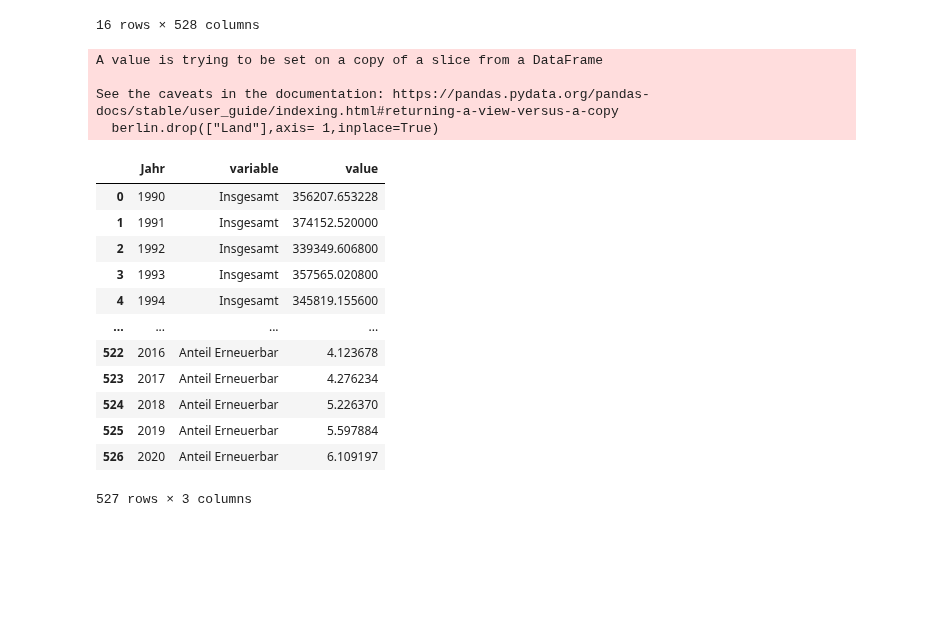
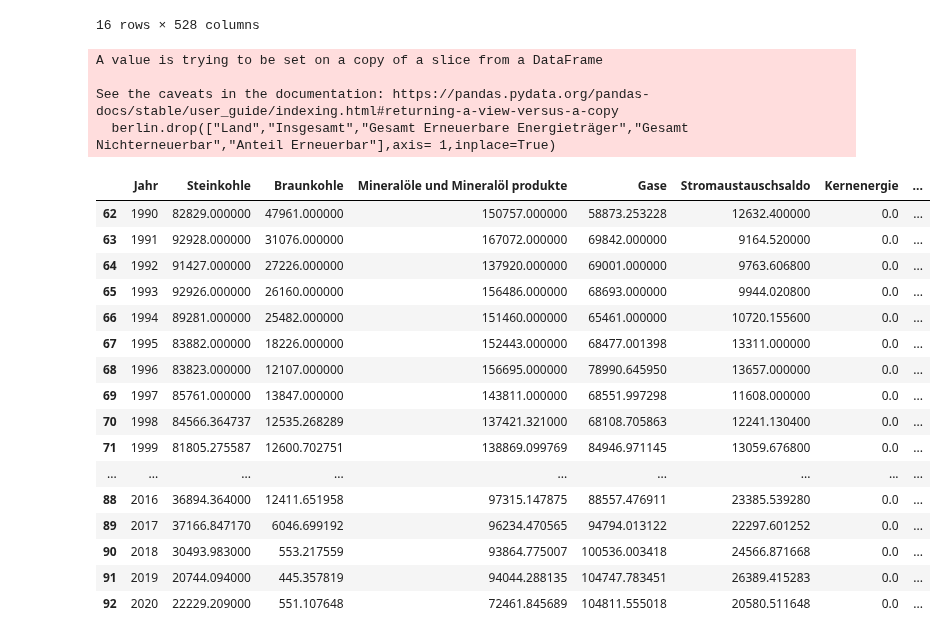
Before and after one commit to uclab-potsdam/klimataz, a Jupyter notebook: energy/final_data_energy_bundesland_primaryenergy.ipynb, the cells around one changed output. Cells and saved outputs as stored; diff of their text form; code cells hidden in the pictures; blank space fills up the shorter version.

```diff
--- a/energy/final_data_energy_bundesland_primaryenergy.ipynb
+++ b/energy/final_data_energy_bundesland_primaryenergy.ipynb
@@ -218,28 +218,32 @@ final_df.to_csv("data/final_data_bundesland_energy_primaryconsumption.csv")
 # %%
 ### DATASNIPPET FOR TESTING
 
 berlin = merged_df[merged_df.Land == "Berlin"]
-berlin.drop(["Land"],axis= 1,inplace=True)
+berlin.drop(["Land","Insgesamt","Gesamt Erneuerbare Energieträger","Gesamt Nichterneuerbar","Anteil Erneuerbar"],axis= 1,inplace=True)
 
 melt = pd.melt(berlin,id_vars=["Jahr"])
 melt.to_csv("data/snippet/energy_primaryconsumption_berlin.csv")
 berlin.to_csv("data/snippet/energy_primaryconsumption2_berlin.csv")
-melt
+berlin
 # %% [output]
 A value is trying to be set on a copy of a slice from a DataFrame
 
 See the caveats in the documentation: https://pandas.pydata.org/pandas-docs/stable/user_guide/indexing.html#returning-a-view-versus-a-copy
-  berlin.drop(["Land"],axis= 1,inplace=True)
+  berlin.drop(["Land","Insgesamt","Gesamt Erneuerbare Energieträger","Gesamt Nichterneuerbar","Anteil Erneuerbar"],axis= 1,inplace=True)
-|  | Jahr | variable | value |
-| 0 | 1990 | Insgesamt | 356207.653228 |
-| 1 | 1991 | Insgesamt | 374152.520000 |
-| 2 | 1992 | Insgesamt | 339349.606800 |
-| 3 | 1993 | Insgesamt | 357565.020800 |
-| 4 | 1994 | Insgesamt | 345819.155600 |
-| ... | ... | ... | ... |
-| 522 | 2016 | Anteil Erneuerbar | 4.123678 |
-| 523 | 2017 | Anteil Erneuerbar | 4.276234 |
-| 524 | 2018 | Anteil Erneuerbar | 5.226370 |
-| 525 | 2019 | Anteil Erneuerbar | 5.597884 |
-| 526 | 2020 | Anteil Erneuerbar | 6.109197 |
+|  | Jahr | Steinkohle | Braunkohle | Mineralöle und Mineralöl produkte | Gase | Stromaustauschsaldo | Kernenergie | ... |
+| 62 | 1990 | 82829.000000 | 47961.000000 | 150757.000000 | 58873.253228 | 12632.400000 | 0.0 | ... |
+| 63 | 1991 | 92928.000000 | 31076.000000 | 167072.000000 | 69842.000000 | 9164.520000 | 0.0 | ... |
+| 64 | 1992 | 91427.000000 | 27226.000000 | 137920.000000 | 69001.000000 | 9763.606800 | 0.0 | ... |
+| 65 | 1993 | 92926.000000 | 26160.000000 | 156486.000000 | 68693.000000 | 9944.020800 | 0.0 | ... |
+| 66 | 1994 | 89281.000000 | 25482.000000 | 151460.000000 | 65461.000000 | 10720.155600 | 0.0 | ... |
+| 67 | 1995 | 83882.000000 | 18226.000000 | 152443.000000 | 68477.001398 | 13311.000000 | 0.0 | ... |
+| 68 | 1996 | 83823.000000 | 12107.000000 | 156695.000000 | 78990.645950 | 13657.000000 | 0.0 | ... |
+| 69 | 1997 | 85761.000000 | 13847.000000 | 143811.000000 | 68551.997298 | 11608.000000 | 0.0 | ... |
+| 70 | 1998 | 84566.364737 | 12535.268289 | 137421.321000 | 68108.705863 | 12241.130400 | 0.0 | ... |
+| 71 | 1999 | 81805.275587 | 12600.702751 | 138869.099769 | 84946.971145 | 13059.676800 | 0.0 | ... |
+| ... | ... | ... | ... | ... | ... | ... | ... | ... |
+| 88 | 2016 | 36894.364000 | 12411.651958 | 97315.147875 | 88557.476911 | 23385.539280 | 0.0 | ... |
+| 89 | 2017 | 37166.847170 | 6046.699192 | 96234.470565 | 94794.013122 | 22297.601252 | 0.0 | ... |
+| 90 | 2018 | 30493.983000 | 553.217559 | 93864.775007 | 100536.003418 | 24566.871668 | 0.0 | ... |
+| 91 | 2019 | 20744.094000 | 445.357819 | 94044.288135 | 104747.783451 | 26389.415283 | 0.0 | ... |
+| 92 | 2020 | 22229.209000 | 551.107648 | 72461.845689 | 104811.555018 | 20580.511648 | 0.0 | ... |
-527 rows × 3 columns
```
Also changed, not shown: 4 other files.
